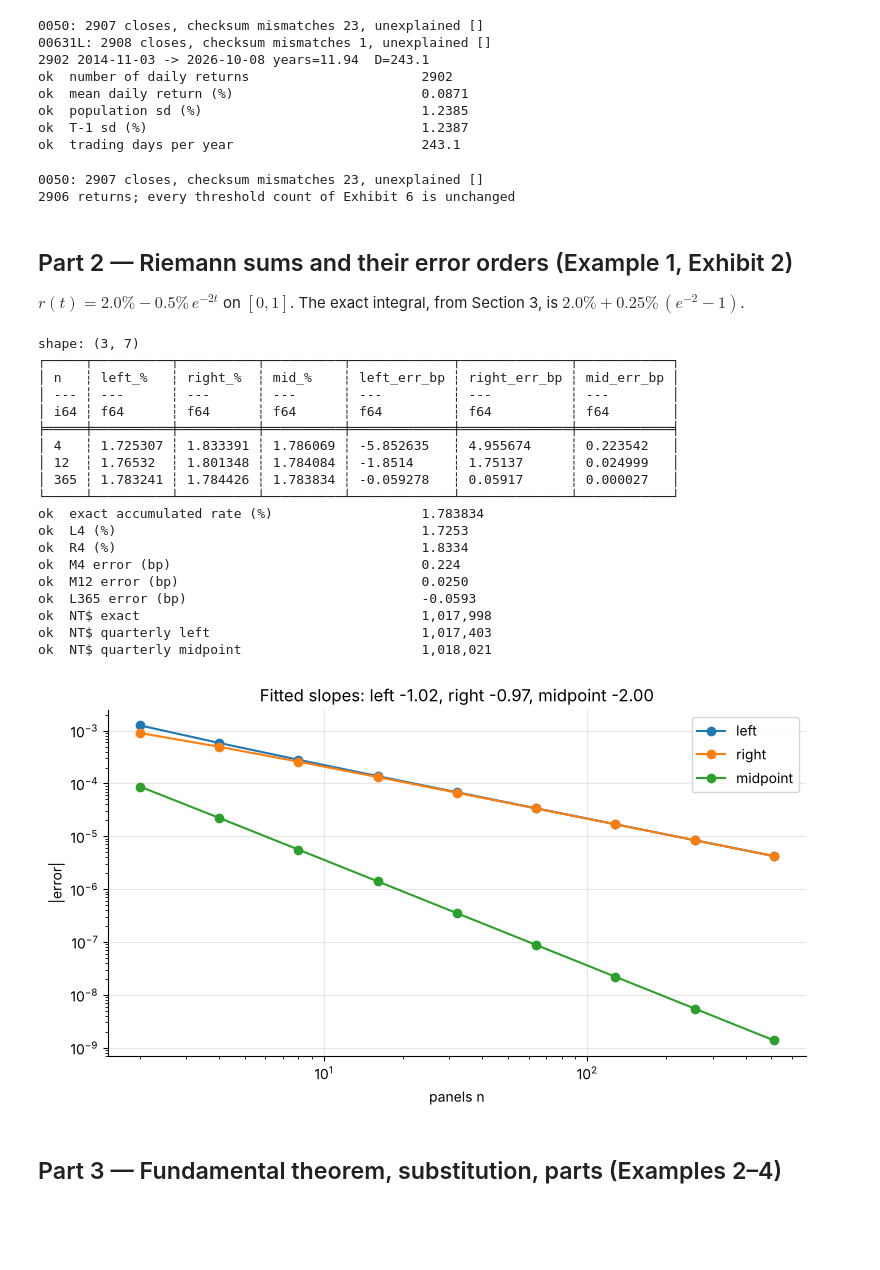
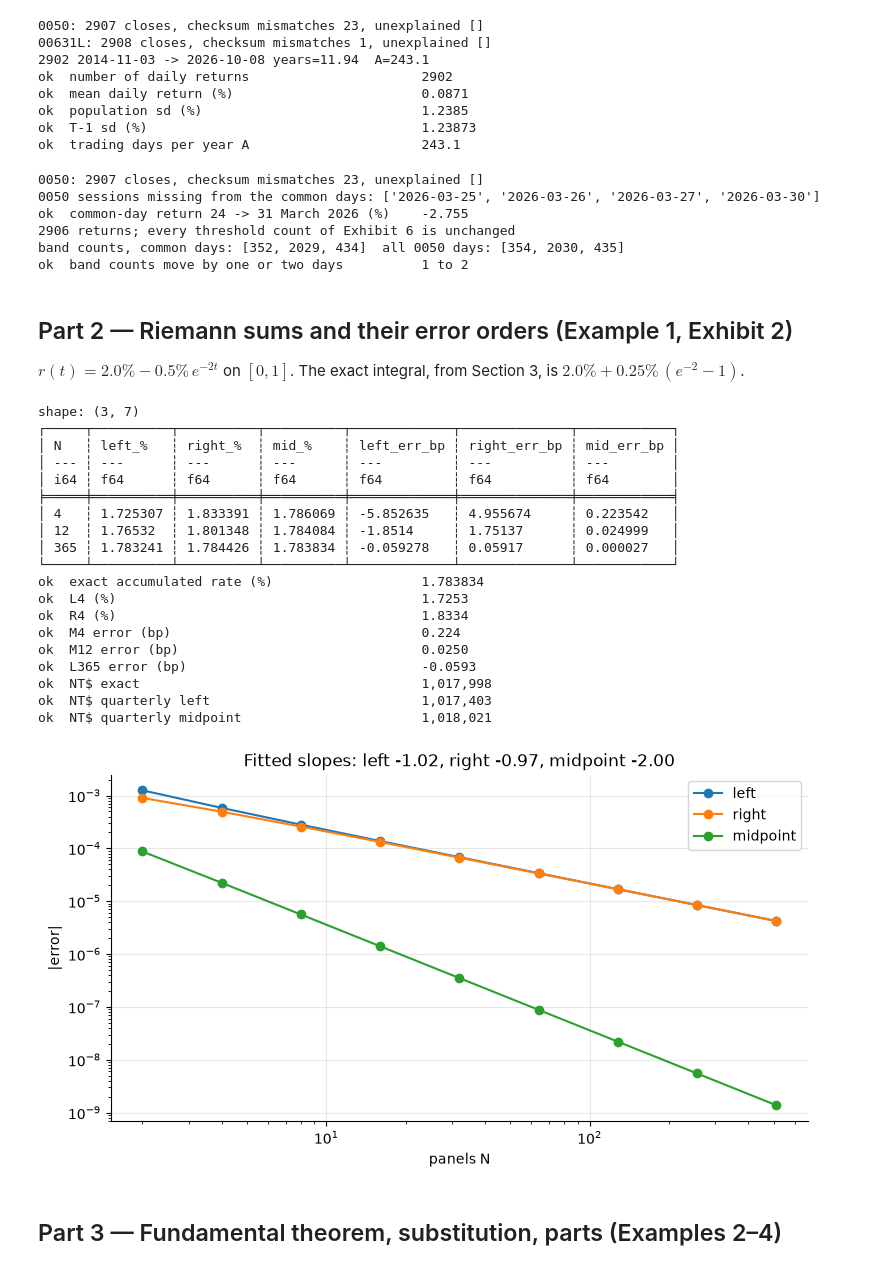
Before and after one commit to Benjamin-Teng/Quant-math-for-beginner, a Jupyter notebook: labs/LM05_lab/LM05_lab.ipynb, the cells around one changed output. Drawn from its saved outputs; the diff is of its cells as text; code cells hidden in the pictures; blank space fills up the shorter version.

```diff
--- a/labs/LM05_lab/LM05_lab.ipynb
+++ b/labs/LM05_lab/LM05_lab.ipynb
@@ -58,12 +58,12 @@ def load_raw(sym):
 
 def with_actions(sym):
     df = load_raw(sym)
-    sd, k = SPLITS[sym]
+    sd, ratio = SPLITS[sym]
     d = div.select("date", pl.col("cash_dividend").alias("D")) if sym == "0050" else \
         pl.DataFrame({"date": [], "D": []}, schema={"date": pl.Utf8, "D": pl.Float64})
     return (df.join(d, on="date", how="left")
               .with_columns(pl.col("D").fill_null(0.0),
-                            pl.when(pl.col("date") == sd).then(k).otherwise(1).cast(pl.Float64).alias("split"))
+                            pl.when(pl.col("date") == pl.lit(sd)).then(ratio).otherwise(1).cast(pl.Float64).alias("split"))
               .select("date", pl.col("close").alias(f"P_{sym}"), pl.col("D").alias(f"D_{sym}"), pl.col("split").alias(f"S_{sym}")))
 
 both = with_actions("0050").join(with_actions("00631L"), on="date", how="inner").sort("date")
@@ -71,35 +71,53 @@ ret = (both.with_columns(((pl.col("P_0050") + pl.col("D_0050")) / (pl.col("P_005
            .drop_nulls("R").select("date", "R"))
 R = ret["R"].to_numpy(); dates = ret["date"].to_list(); n = len(R)
 years = (np.datetime64(dates[-1]) - np.datetime64("2014-10-31")).astype(int) / 365.25
-D = n / years                                      # observations per year in this sample
+A = n / years                                      # returns per year in this sample (the book's A)
 mu, s = R.mean(), R.std()                          # population standard deviation, as in the module
-print(n, dates[0], "->", dates[-1], f"years={years:.2f}  D={D:.1f}")
+print(n, dates[0], "->", dates[-1], f"years={years:.2f}  A={A:.1f}")
 check("number of daily returns", n, "2902", "d")
 check("mean daily return (%)", mu * 100, "0.0871", ".4f")
 check("population sd (%)", s * 100, "1.2385", ".4f")
-check("T-1 sd (%)", R.std(ddof=1) * 100, "1.2387", ".4f")
-check("trading days per year", D, "243.1", ".1f")
+check("T-1 sd (%)", R.std(ddof=1) * 100, "1.23873", ".5f")
+check("trading days per year A", A, "243.1", ".1f")
 # %% [output]
 0050: 2907 closes, checksum mismatches 23, unexplained []
 00631L: 2908 closes, checksum mismatches 1, unexplained []
-2902 2014-11-03 -> 2026-10-08 years=11.94  D=243.1
+2902 2014-11-03 -> 2026-10-08 years=11.94  A=243.1
 ok  number of daily returns                      2902
 ok  mean daily return (%)                        0.0871
 ok  population sd (%)                            1.2385
-ok  T-1 sd (%)                                   1.2387
-ok  trading days per year                        243.1
+ok  T-1 sd (%)                                   1.23873
+ok  trading days per year A                      243.1
 # %%
-# Robustness: all 2,906 trading days of 0050 on their own (the common-day series merges four March 2026 days)
+# Robustness: all 2,906 trading days of 0050 on their own. 00631L did not trade from 25 to 30 March 2026
+# (its split), so the common-day series merges 0050's five sessions of 25-31 March into one return.
 only = (with_actions("0050")
         .with_columns(((pl.col("P_0050") + pl.col("D_0050")) / (pl.col("P_0050").shift(1) / pl.col("S_0050")) - 1).alias("R"))
         .drop_nulls("R"))
 Ro = only["R"].to_numpy()
-for k in (-0.02, -0.03, -0.04, -0.05, -0.06, -0.07, -0.08, -0.09, -0.10):
-    assert (Ro <= k + 1e-12).sum() == (R <= k + 1e-12).sum()
+print("0050 sessions missing from the common days:", sorted(set(only["date"].to_list()) - set(dates)))
+check("common-day return 24 -> 31 March 2026 (%)", R[dates.index("2026-03-31")] * 100, "-2.755", ".3f")
+for kappa in (-0.02, -0.03, -0.04, -0.05, -0.06, -0.07, -0.08, -0.09, -0.10):
+    assert (Ro <= kappa + 1e-12).sum() == (R <= kappa + 1e-12).sum()
 print(len(Ro), "returns; every threshold count of Exhibit 6 is unchanged")
+
+# Bands lo < R <= hi of Example 3, with the same 1e-12 guard as the thresholds: prices have two
+# decimals, so returns of exactly -1% or +1% are ties that float division can push to either side of the edge.
+def band(x, lo, hi):
+    return int(((x > lo + 1e-12) & (x <= hi + 1e-12)).sum())
+
+BANDS = ((-0.03, -0.01), (-0.01, 0.01), (0.01, 0.03))
+moves = [band(Ro, lo, hi) - band(R, lo, hi) for lo, hi in BANDS]
+print("band counts, common days:", [band(R, lo, hi) for lo, hi in BANDS],
+      " all 0050 days:", [band(Ro, lo, hi) for lo, hi in BANDS])
+check("band counts move by one or two days", f"{min(moves)} to {max(moves)}", "1 to 2", "s")
 # %% [output]
 0050: 2907 closes, checksum mismatches 23, unexplained []
+0050 sessions missing from the common days: ['2026-03-25', '2026-03-26', '2026-03-27', '2026-03-30']
+ok  common-day return 24 -> 31 March 2026 (%)    -2.755
 2906 returns; every threshold count of Exhibit 6 is unchanged
+band counts, common days: [352, 2029, 434]  all 0050 days: [354, 2030, 435]
+ok  band counts move by one or two days          1 to 2
 # %% [markdown]
 ## Part 2 — Riemann sums and their error orders (Example 1, Exhibit 2)
 
@@ -108,14 +126,14 @@ $r(t)=2.0\%-0.5\%\,e^{-2t}$ on $[0,1]$. The exact integral, from Section 3, is $
 r_t = lambda t: 0.02 - 0.005 * np.exp(-2 * np.asarray(t, dtype=float))
 I1 = 0.02 + 0.0025 * (math.exp(-2) - 1)
 
-def riemann(f, a, b, n):
-    h = (b - a) / n; t = a + h * np.arange(n)
-    return h * f(t).sum(), h * f(t + h).sum(), h * f(t + h / 2).sum()
+def riemann(f, a, b, N):
+    dt = (b - a) / N; t = a + dt * np.arange(N)
+    return dt * f(t).sum(), dt * f(t + dt).sum(), dt * f(t + dt / 2).sum()
 
 rows = []
-for nn in (4, 12, 365):
-    L, Rr, M = riemann(r_t, 0, 1, nn)
-    rows.append({"n": nn, "left_%": L * 100, "right_%": Rr * 100, "mid_%": M * 100,
+for N in (4, 12, 365):
+    L, Rr, M = riemann(r_t, 0, 1, N)
+    rows.append({"N": N, "left_%": L * 100, "right_%": Rr * 100, "mid_%": M * 100,
                  "left_err_bp": (L - I1) * 1e4, "right_err_bp": (Rr - I1) * 1e4, "mid_err_bp": (M - I1) * 1e4})
 tab = pl.DataFrame(rows)
 print(tab)
@@ -131,7 +149,7 @@ check("NT$ quarterly midpoint", 1e6 * math.exp(rows[0]["mid_%"] / 100), "1,018,0
 # %% [output]
 shape: (3, 7)
 ┌─────┬──────────┬──────────┬──────────┬─────────────┬──────────────┬────────────┐
-│ n   ┆ left_%   ┆ right_%  ┆ mid_%    ┆ left_err_bp ┆ right_err_bp ┆ mid_err_bp │
+│ N   ┆ left_%   ┆ right_%  ┆ mid_%    ┆ left_err_bp ┆ right_err_bp ┆ mid_err_bp │
 │ --- ┆ ---      ┆ ---      ┆ ---      ┆ ---         ┆ ---          ┆ ---        │
 │ i64 ┆ f64      ┆ f64      ┆ f64      ┆ f64         ┆ f64          ┆ f64        │
 ╞═════╪══════════╪══════════╪══════════╪═════════════╪══════════════╪════════════╡
@@ -149,18 +167,18 @@ ok  NT$ exact                                    1,017,998
 ok  NT$ quarterly left                           1,017,403
 ok  NT$ quarterly midpoint                       1,018,021
 # %%
-# Error against n on a log-log plot: slope -1 for left/right sums, -2 for midpoint sums
-ns = np.array([2, 4, 8, 16, 32, 64, 128, 256, 512])
-errs = np.array([[abs(v - I1) for v in riemann(r_t, 0, 1, int(k))] for k in ns])
+# Error against N on a log-log plot: slope -1 for left/right sums, -2 for midpoint sums
+Ns = np.array([2, 4, 8, 16, 32, 64, 128, 256, 512])
+errs = np.array([[abs(v - I1) for v in riemann(r_t, 0, 1, int(k))] for k in Ns])
 fig, ax = plt.subplots()
 for j, lab in enumerate(["left", "right", "midpoint"]):
-    ax.loglog(ns, errs[:, j], "o-", label=lab)
-slope = np.polyfit(np.log(ns), np.log(errs), 1)[0]
-ax.set_xlabel("panels n"); ax.set_ylabel("|error|"); ax.legend()
+    ax.loglog(Ns, errs[:, j], "o-", label=lab)
+slope = np.polyfit(np.log(Ns), np.log(errs), 1)[0]
+ax.set_xlabel("panels N"); ax.set_ylabel("|error|"); ax.legend()
 ax.set_title(f"Fitted slopes: left {slope[0]:.2f}, right {slope[1]:.2f}, midpoint {slope[2]:.2f}")
 plt.show()
 # %% [output]
-[figure, old version]
+[figure, new version]
 # %% [markdown]
 ## Part 3 — Fundamental theorem, substitution, parts (Examples 2–4)
 # %%
```
Also changed, not shown: parts of 15 cells of this notebook, 7 other files.
